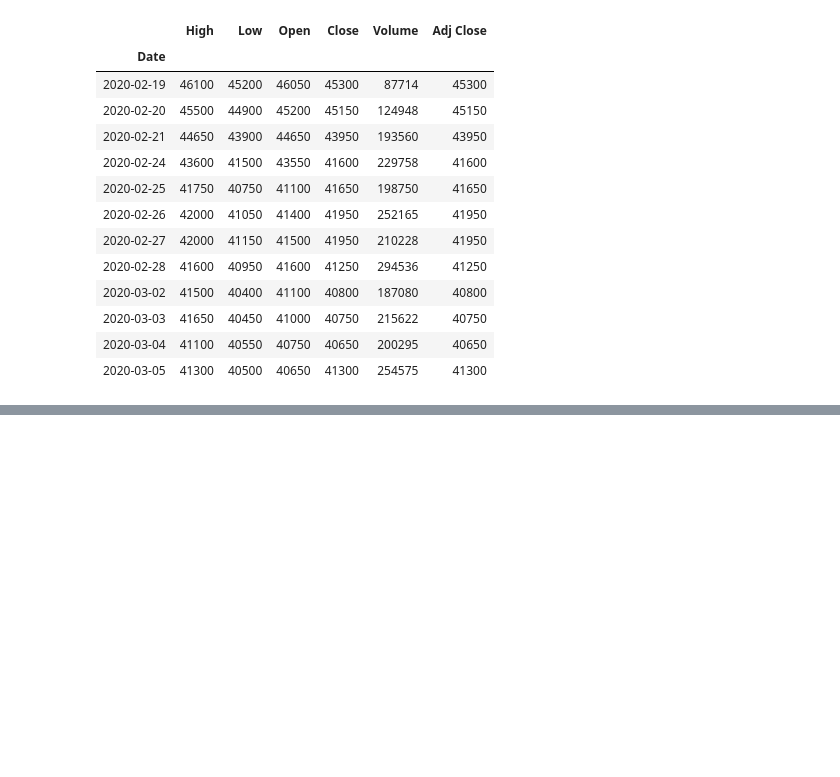
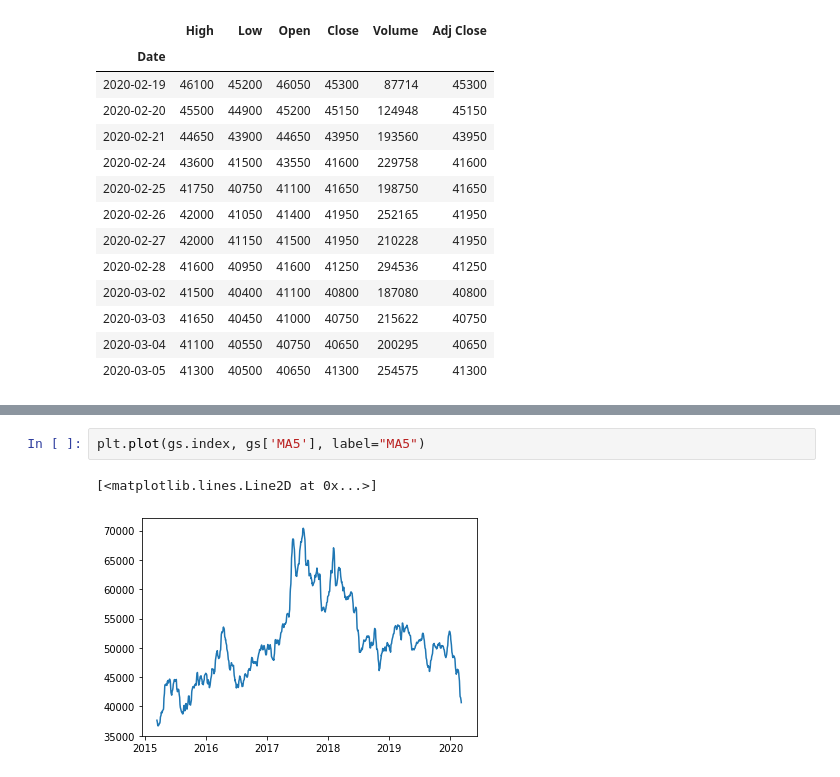
Before and after one commit to heeewo/CHOIHUIJAE, a Jupyter notebook: DataReader/primary.ipynb, the cells around one changed output, grey strips where cells are left out. Saved outputs shown, nothing was run; the diff lists cells and outputs as text; blank space fills up the shorter version.

```diff
--- a/DataReader/primary.ipynb
+++ b/DataReader/primary.ipynb
@@ -27,0 +162,5 @@ gs
+# %%
+plt.plot(gs.index, gs['MA5'], label="MA5")
+# %% [output]
+[<matplotlib.lines.Line2D at 0x...>]
+[figure, added]
```
Also changed, not shown: parts of 27 cells of this notebook, 4 other files.
